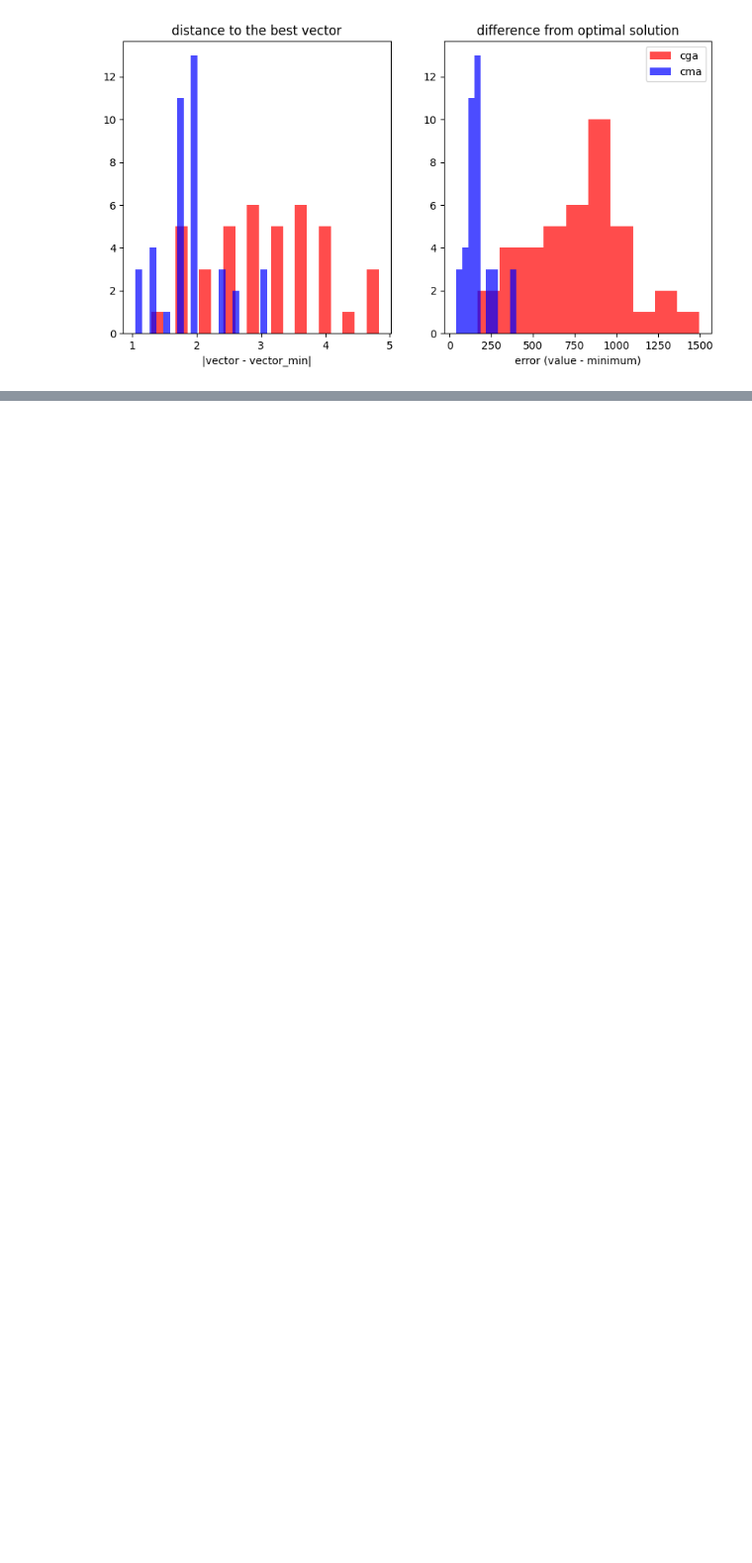
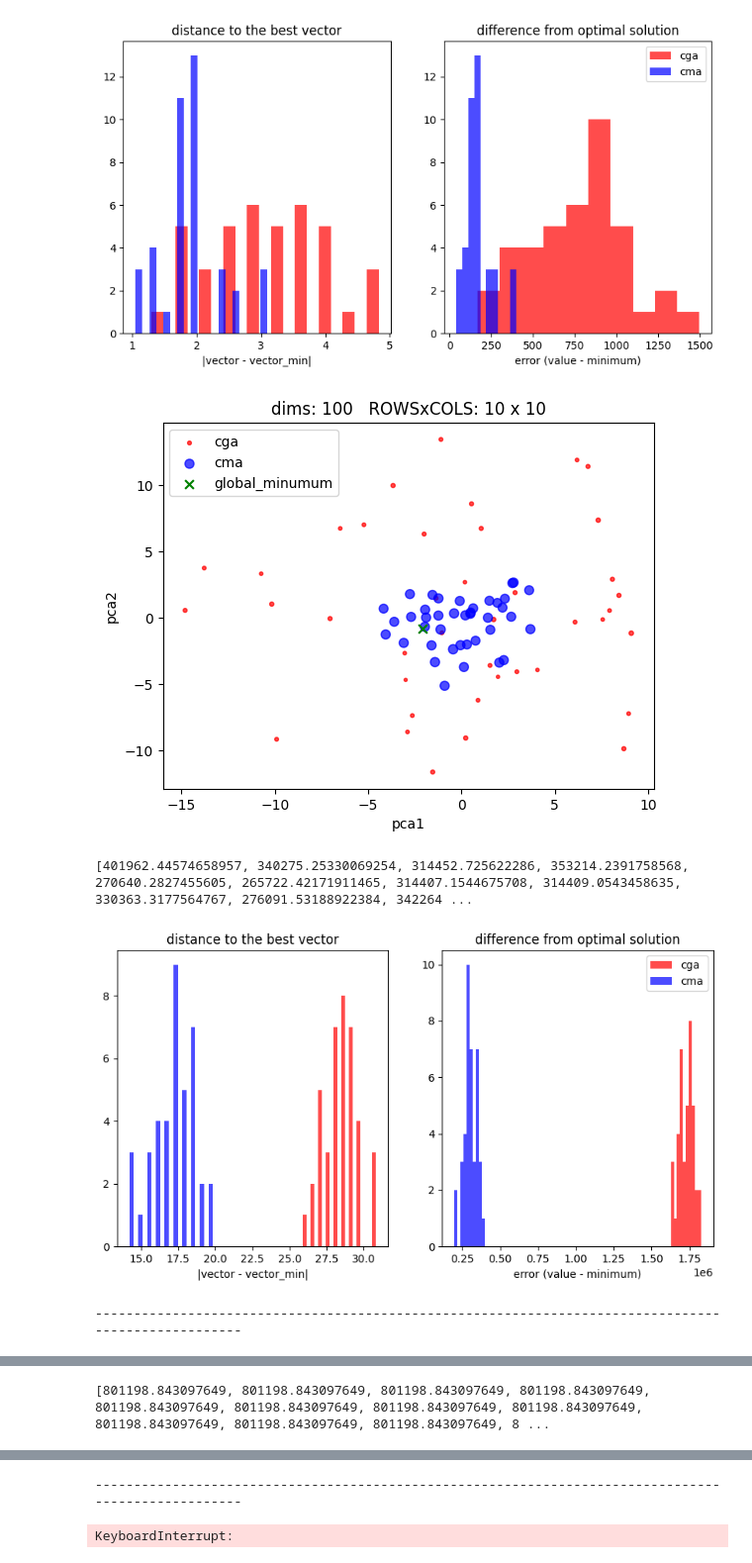
Before and after one commit to wniec/pycellga, a Jupyter notebook: notebooks/comparison.ipynb, the cells around one changed output, grey strips where cells are left out. Shown at 99% size. Cells and saved outputs as stored; diff of their text form; code cells hidden in the pictures; blank space fills up the shorter version.

Commit message:
Rastrigin, Rosenbrock, Ackley, Griewank 100dims with pso and de

```diff
--- a/notebooks/comparison.ipynb
+++ b/notebooks/comparison.ipynb
@@ -233,3 +108,24 @@ test_parameters([parameters, parameters2, parameters3, parameters4], repetitions
 <pycellga.individual.Individual object at 0x...> is not in list
 [figure]
 [figure]
+# %%
+#CMAE AND PSO Rastrigin
+boundaries = 5
+parameters = {
+    'dims' : 100,
+    'n_generations' : 100,
+    'n_rows' : 10,
+    'n_cols' : 10,
+    "boundaries": boundaries,
+    'offset' : np.random.rand() * np.random.randint(1, boundaries) * (-1) ** np.random.randint(0, 2)
+}
+test_parameters([parameters],problem_type=GraphRastriginProblem, solver_type="cma", repetitions=40)
+print("--"*50)
+test_parameters([parameters],problem_type=GraphRastriginProblem, solver_type="pso", repetitions=40)
+# print("--"*50)
+# test_parameters([parameters],problem_type=GraphRastriginProblem, solver_type="de", repetitions=40)
+# %% [output]
+[figure, added]
+[401962.44574658957, 340275.25330069254, 314452.725622286, 353214.2391758568, 270640.2827455605, 265722.42171911465, 314407.1544675708, 314409.0543458635, 330363.3177564767, 276091.53188922384, 342264 ...
+[figure, added]
+----------------------------------------------------------------------------------------------------
@@ -235,0 +150 @@ test_parameters([parameters, parameters2, parameters3, parameters4], repetitions
+[801198.843097649, 801198.843097649, 801198.843097649, 801198.843097649, 801198.843097649, 801198.843097649, 801198.843097649, 801198.843097649, 801198.843097649, 801198.843097649, 801198.843097649, 8 ...
@@ -235,0 +152,2 @@ test_parameters([parameters, parameters2, parameters3, parameters4], repetitions
+----------------------------------------------------------------------------------------------------
+KeyboardInterrupt:
```
Also changed, not shown: parts of 18 cells of this notebook, 6 other files.
